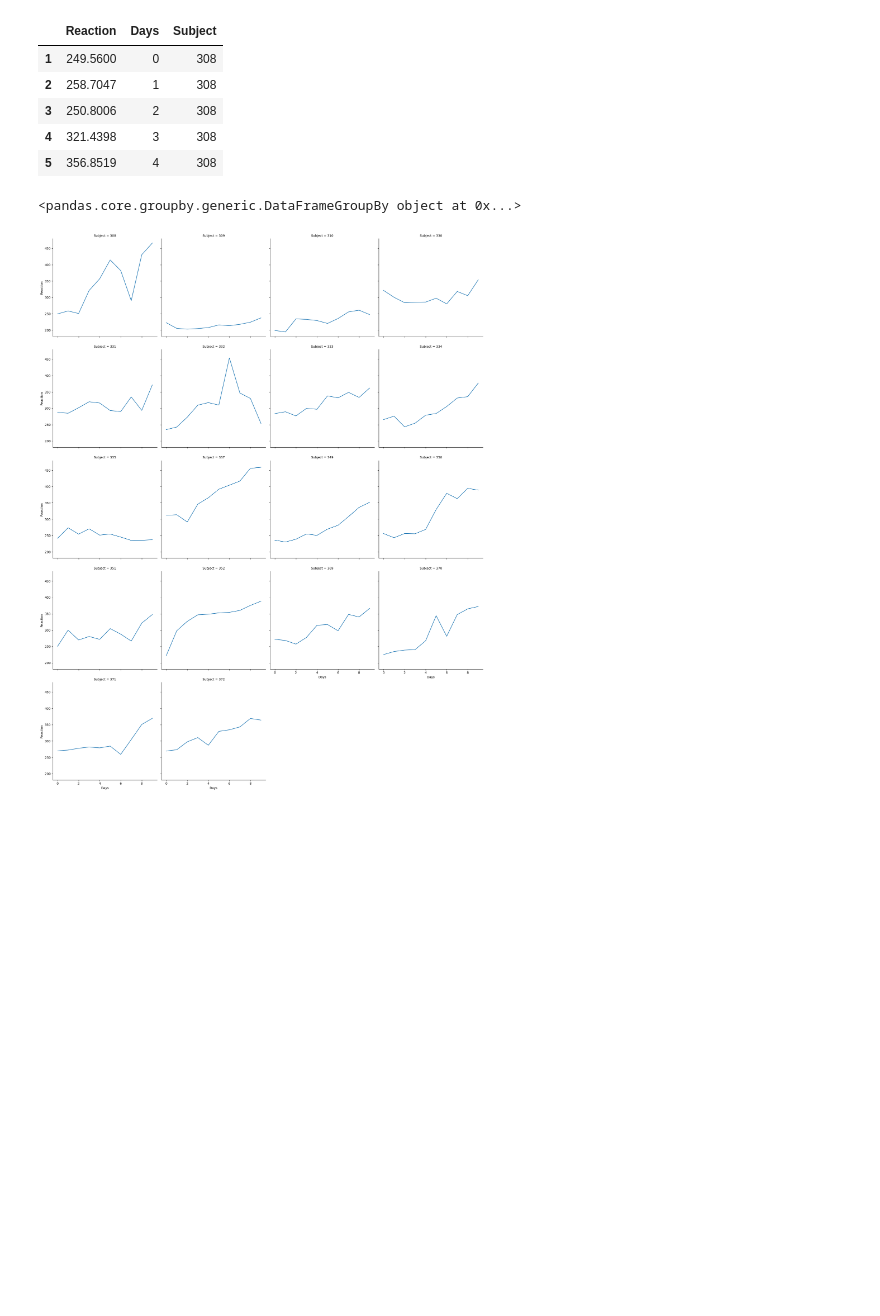
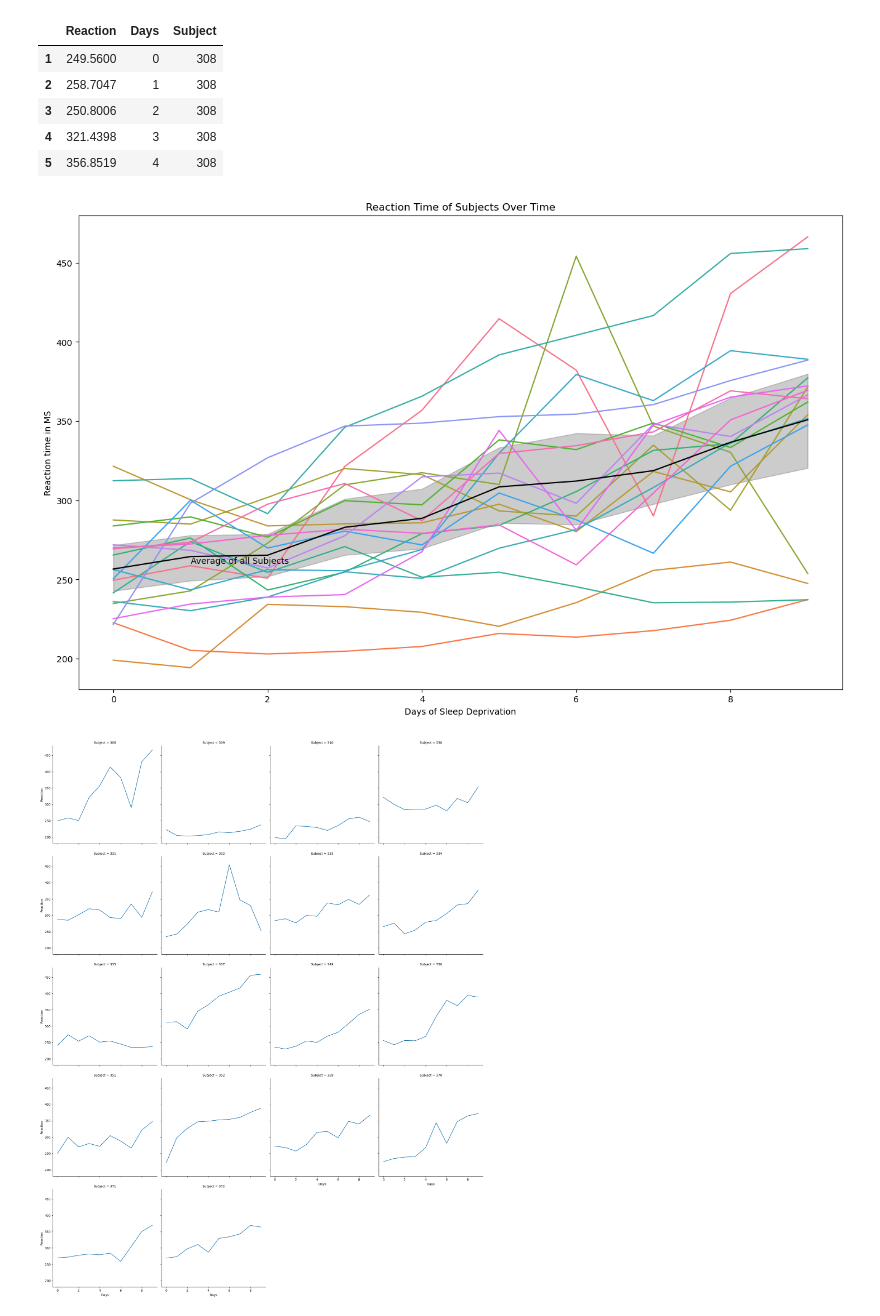
Before and after one commit to Adam-Harris87/numpy-pandas-visualization-exercises, a Jupyter notebook: seaborn_exercises.ipynb, the cells around one changed output. Cells and saved outputs as stored; diff of their text form; code cells hidden in the pictures; blank space fills up the shorter version.

```diff
--- a/seaborn_exercises.ipynb
+++ b/seaborn_exercises.ipynb
@@ -322,10 +364,28 @@ sleep.head()
 | 3 | 250.8006 | 2 | 308 |
 | 4 | 321.4398 | 3 | 308 |
 | 5 | 356.8519 | 4 | 308 |
-# %%
-sleep.groupby('Subject')
-# %% [output]
-<pandas.core.groupby.generic.DataFrameGroupBy object at 0x...>
+# %%
+sleep['subject_cat']= 'Subject: ' + sleep.Subject.astype(str)
+# %%
+plt.figure(figsize=(16,10))
+sns.lineplot(data=sleep,
+            x='Days',
+            y='Reaction',
+            hue='subject_cat',
+            legend=False)
+sns.lineplot(data=sleep,
+            x='Days',
+            y='Reaction',
+            legend=False,
+             color='black',
+            estimator='mean')
+plt.title('Reaction Time of Subjects Over Time')
+plt.ylabel('Reaction time in MS')
+plt.xlabel('Days of Sleep Deprivation')
+plt.annotate('Average of all Subjects', (1,260))
+plt.show()
+# %% [output]
+[figure, added]
 # %%
 sns.relplot(data=sleep,
            x='Days',
```
Also changed, not shown: parts of 10 cells of this notebook.
